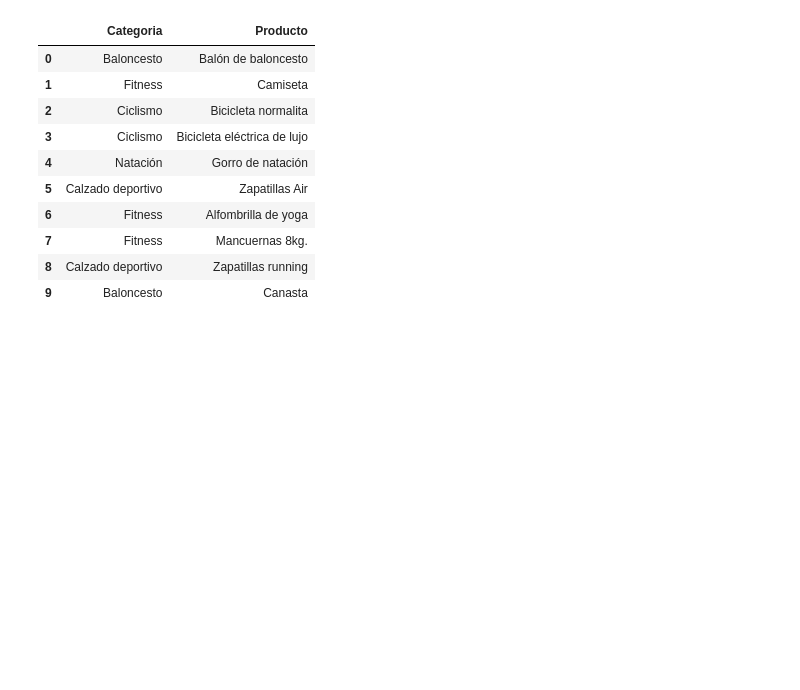
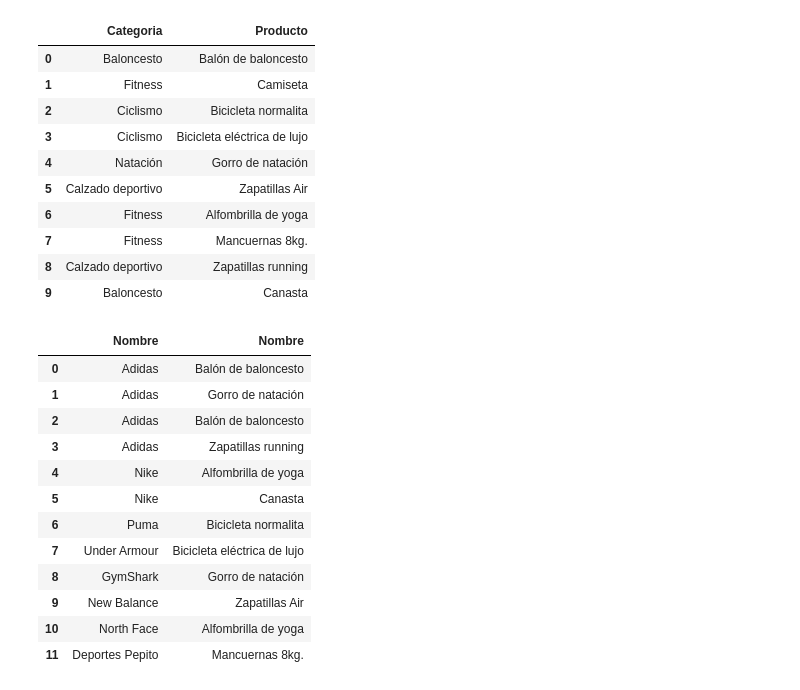
Before and after one commit to mariasanvals/Modelo_BD, a Jupyter notebook: bd_decathlon.ipynb, the cells around one changed output. Cells and saved outputs as stored; diff of their text form; code cells hidden in the pictures; blank space fills up the shorter version.

```diff
--- a/bd_decathlon.ipynb
+++ b/bd_decathlon.ipynb
@@ -276,3 +265,28 @@ sql_query(query)
 | 7 | Fitness | Mancuernas 8kg. |
 | 8 | Calzado deportivo | Zapatillas running |
 | 9 | Baloncesto | Canasta |
+# %%
+#Extraer los distintos productos que proveen los proveedores
+query = '''
+SELECT a.nombre, c.nombre
+FROM Proveedor AS a
+LEFT JOIN Facturas AS b
+ON a.ID_proveedor = b.ID_proveedor
+LEFT JOIN Productos AS c
+ON b.ID_producto = c.ID_producto
+'''
+sql_query(query)
+# %% [output]
+|  | Nombre | Nombre |
+| 0 | Adidas | Balón de baloncesto |
+| 1 | Adidas | Gorro de natación |
+| 2 | Adidas | Balón de baloncesto |
+| 3 | Adidas | Zapatillas running |
+| 4 | Nike | Alfombrilla de yoga |
+| 5 | Nike | Canasta |
+| 6 | Puma | Bicicleta normalita |
+| 7 | Under Armour | Bicicleta eléctrica de lujo |
+| 8 | GymShark | Gorro de natación |
+| 9 | New Balance | Zapatillas Air |
+| 10 | North Face | Alfombrilla de yoga |
+| 11 | Deportes Pepito | Mancuernas 8kg. |
```
Also changed, not shown: parts of 12 cells of this notebook, 2 other files.
